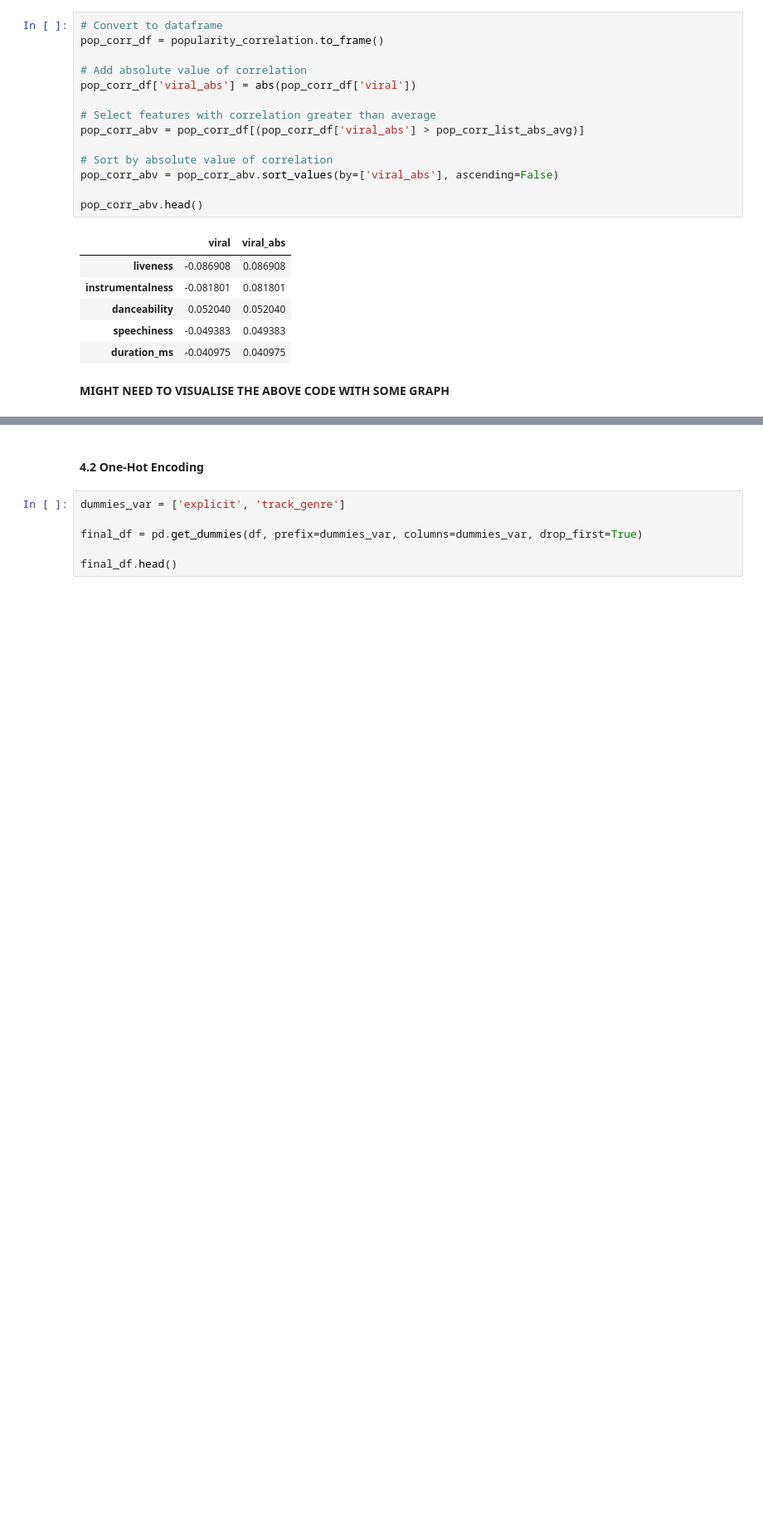
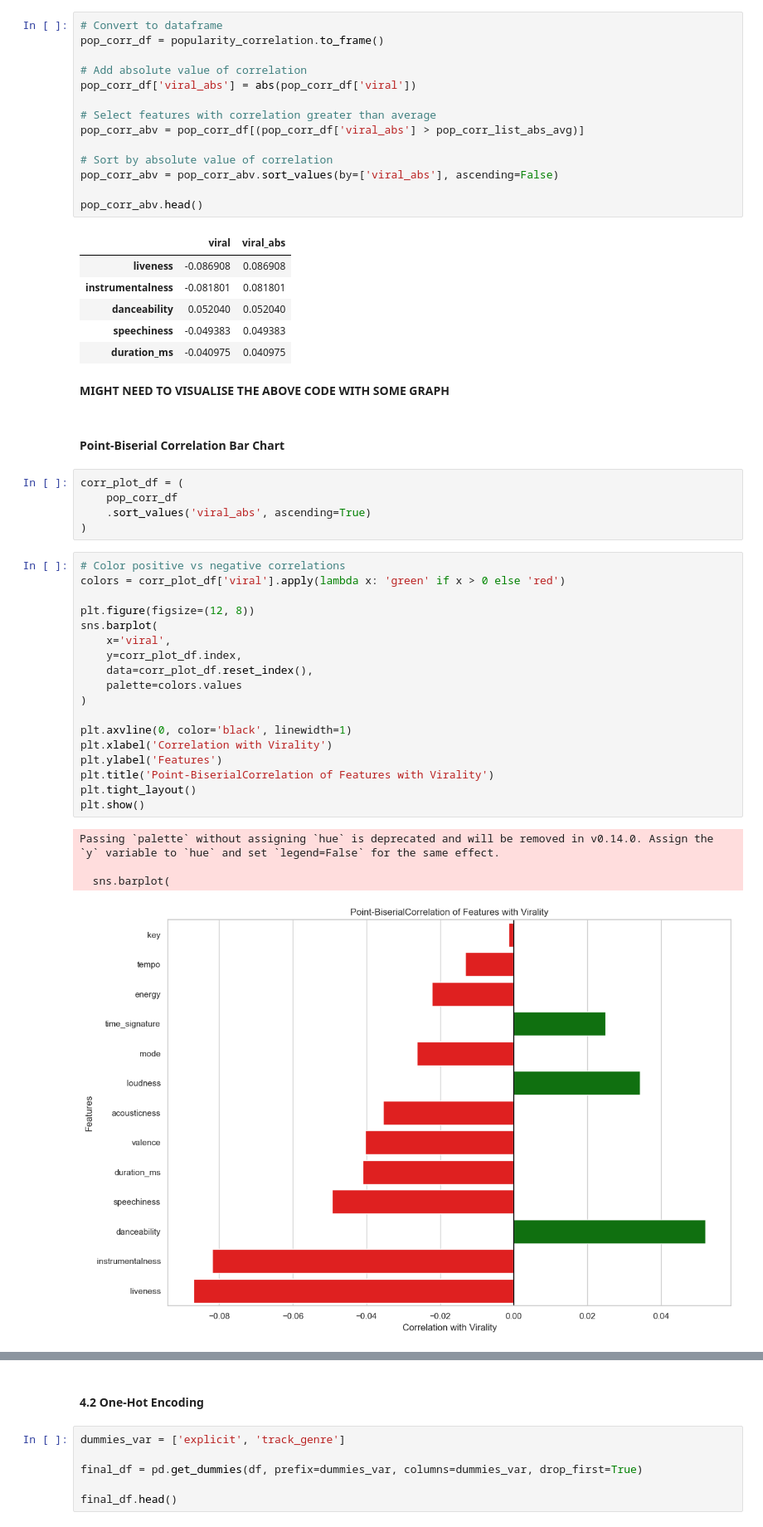
Before and after one commit to vancenceho/viral-content-predictor, a Jupyter notebook: notebooks/01_spotify_eda.ipynb, the cells around one changed output, grey strips where cells are left out. Shown at 83% size. Cells and saved outputs as stored; diff of their text form; blank space fills up the shorter version.

```diff
--- a/notebooks/01_spotify_eda.ipynb
+++ b/notebooks/01_spotify_eda.ipynb
@@ -446,3 +582,33 @@ pop_corr_abv.head()
 | duration_ms | -0.040975 | 0.040975 |
 # %% [markdown]
 **MIGHT NEED TO VISUALISE THE ABOVE CODE WITH SOME GRAPH**
+# %% [markdown]
+#### Point-Biserial Correlation Bar Chart
+# %%
+corr_plot_df = (
+    pop_corr_df
+    .sort_values('viral_abs', ascending=True)
+)
+# %%
+# Color positive vs negative correlations
+colors = corr_plot_df['viral'].apply(lambda x: 'green' if x > 0 else 'red')
+
+plt.figure(figsize=(12, 8))
+sns.barplot(
+    x='viral',
+    y=corr_plot_df.index,
+    data=corr_plot_df.reset_index(),
+    palette=colors.values
+)
+
+plt.axvline(0, color='black', linewidth=1)
+plt.xlabel('Correlation with Virality')
+plt.ylabel('Features')
+plt.title('Point-BiserialCorrelation of Features with Virality')
+plt.tight_layout()
+plt.show()
+# %% [output]
+Passing `palette` without assigning `hue` is deprecated and will be removed in v0.14.0. Assign the `y` variable to `hue` and set `legend=False` for the same effect.
+
+  sns.barplot(
+[figure, added]
```
Also changed, not shown: parts of 28 cells of this notebook.
